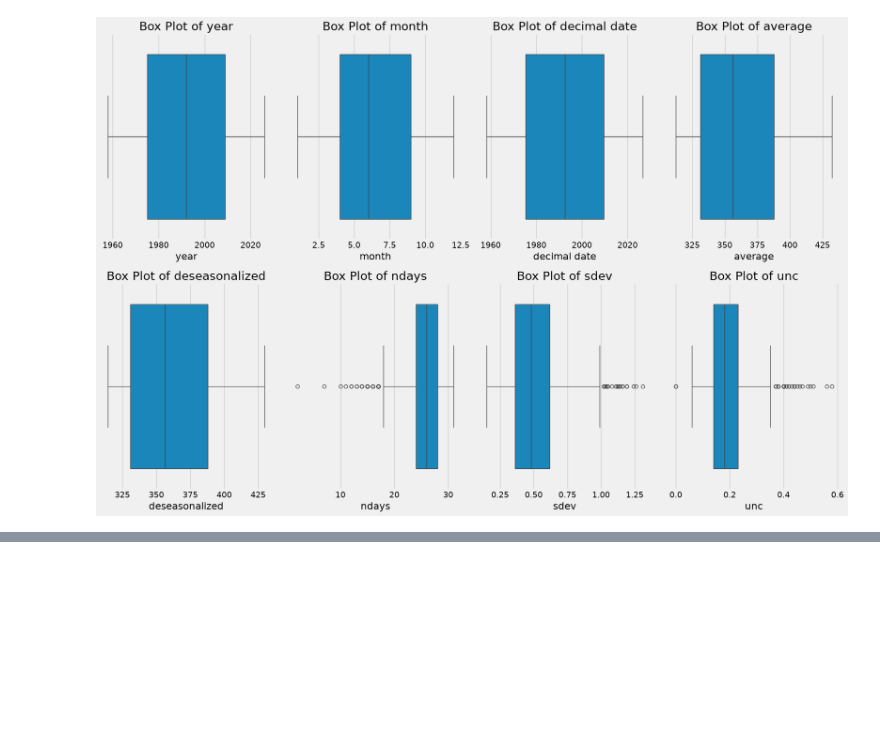
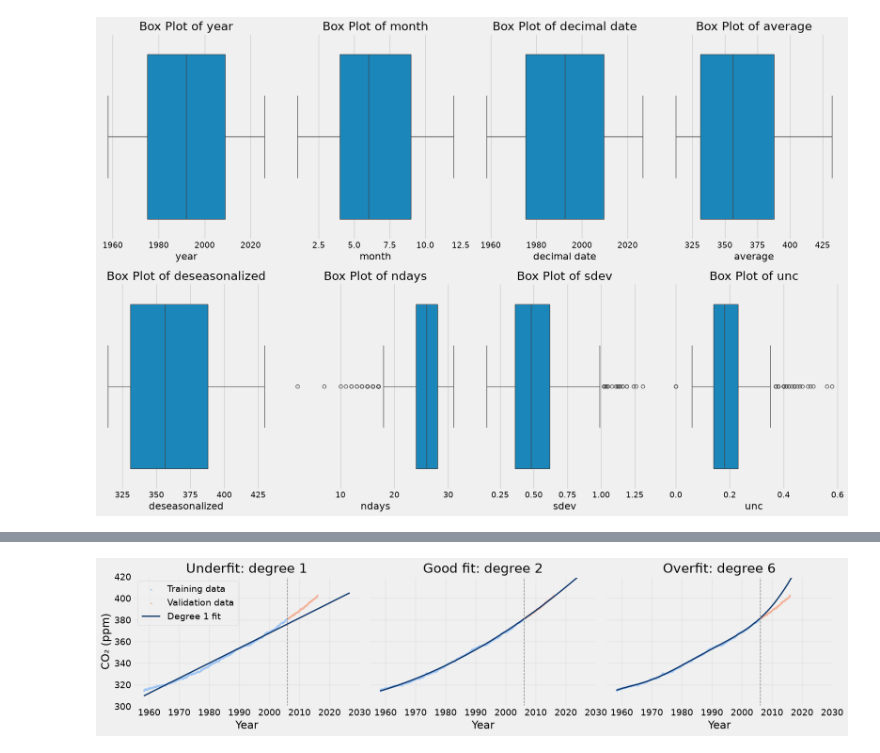
Before and after one commit to IvanKennethBibat/machine-learning-notebooks, a Jupyter notebook: notebooks/polynomial.ipynb, the cells around one changed output, grey strips where cells are left out. Cells and saved outputs as stored; diff of their text form; code cells hidden in the pictures; blank space fills up the shorter version.

```diff
--- a/notebooks/polynomial.ipynb
+++ b/notebooks/polynomial.ipynb
@@ -163,0 +313,20 @@ plt.show()
+# %%
+fig, axes = plt.subplots(1, 3, figsize=(16, 4), sharey=True)
+
+for ax, d, label in zip(axes, [1, best_degree, 6], ['Underfit', 'Good fit', 'Overfit']):
+    model = make_poly_model(d).fit(X_train, y_train)
+    ax.scatter(train['decimal date'], y_train, s=4, color='#9ec5f4', label='Training data')
+    ax.scatter(val['decimal date'], y_val, s=4, color='#f4b39a', label='Validation data')
+    ax.plot(data['decimal date'], model.predict(data[['t']]), color='#0d366b', linewidth=2, label=f'Degree {d} fit')
+    ax.axvline(2006, color='grey', linestyle='--', linewidth=1)
+    ax.set_title(f'{label}: degree {d}')
+    ax.set_xlabel('Year')
+    ax.set_ylim(300, 420)
+    ax.grid(alpha=0.3)
+
+axes[0].set_ylabel('CO₂ (ppm)')
+axes[0].legend()
+plt.tight_layout()
+plt.show()
+# %% [output]
+[figure, added]
```
Also changed, not shown: parts of 17 cells of this notebook.
